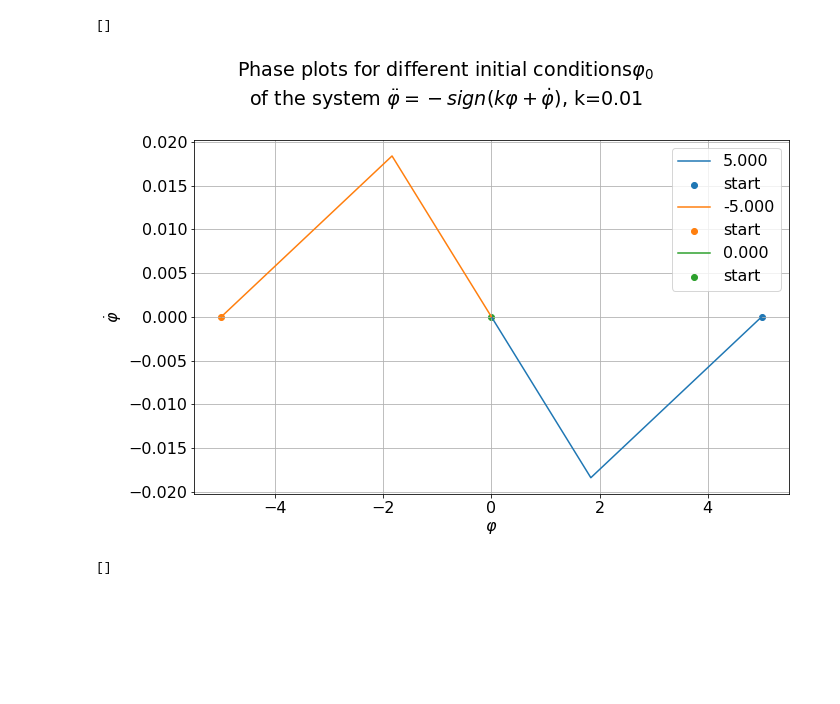
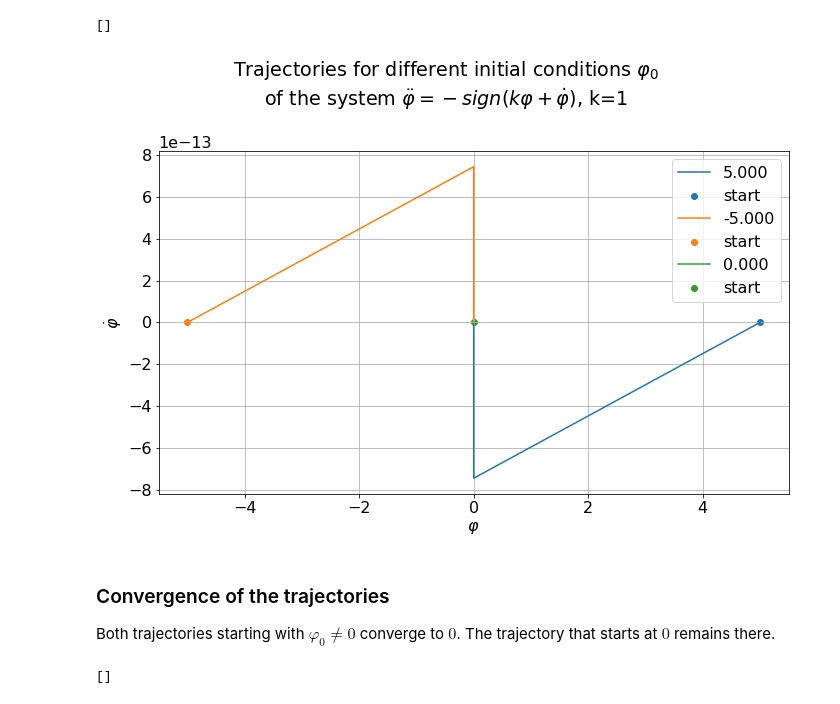
Before and after one commit to deemp/Innopolis, a Jupyter notebook: HWs/HW2.ipynb, the cells around one changed output. Drawn from its saved outputs; the diff is of its cells as text; code cells hidden in the pictures; blank space fills up the shorter version.

```diff
--- a/HWs/HW2.ipynb
+++ b/HWs/HW2.ipynb
@@ -9,10 +62,11 @@ plt.rcParams['font.size'] = '16'
 # %%
+# TODO phase plot
 T_START = 0
 T_END = 1000000
 N_LIM = 10000
 T_LINSPACE = np.linspace(0,T_END,N_LIM)
 PHI_0 = [5, -5, 0]
-K = 0.01
+K = 1
 
 def sign(x):
     return np.tanh(100 * x)
@@ -21,35 +75,39 @@ def sign(x):
 # using tanh instead of sign function
 
 def sys_1(state, t):
     phi, dphi = state
     ddphi = -sign(K * phi + dphi)
     return np.array([dphi, ddphi])
 
 def f (phi_0):
     y0 = np.array([phi_0,0.])
     ys = odeint(func=sys_1,y0=y0,t=T_LINSPACE)
     axs.plot(ys[:,0], ys[:,1],label=f"{phi_0:.3f}")
     axs.scatter([ys[0,0]],[ys[0,1]],label="start",marker='o')
     axs.legend()
     axs.grid()
     axs.set_xlabel("$\\varphi$")
     axs.set_ylabel("$\\dot{\\varphi}$")
 
 fig, axs = plt.subplots(1,1,figsize=(10,7))
 fig.suptitle(
-    f"Phase plots for different initial conditions$\\varphi_{{0}}$\n"+\
+    f"Trajectories for different initial conditions $\\varphi_{{0}}$\n"+\
         f"of the system $\\ddot{{\\varphi}}=-sign(k\\varphi+\\dot{{\\varphi}})$, k={K}")
 
 
 for x in PHI_0:
     f(x)
 
 
 plt.tight_layout()
 plt.plot()
 # %% [output]
 []
-[figure, old version]
+[figure, new version]
+# %% [markdown]
+### Convergence of the trajectories
+
+Both trajectories starting with $\varphi_{0} \neq 0$ converge to $0$. The trajectory that starts at $0$ remains there.
 # %%
 CHARACTERISTICS = {
     "Stable node": [-3,-2],
```
Also changed, not shown: parts of 3 cells of this notebook.
